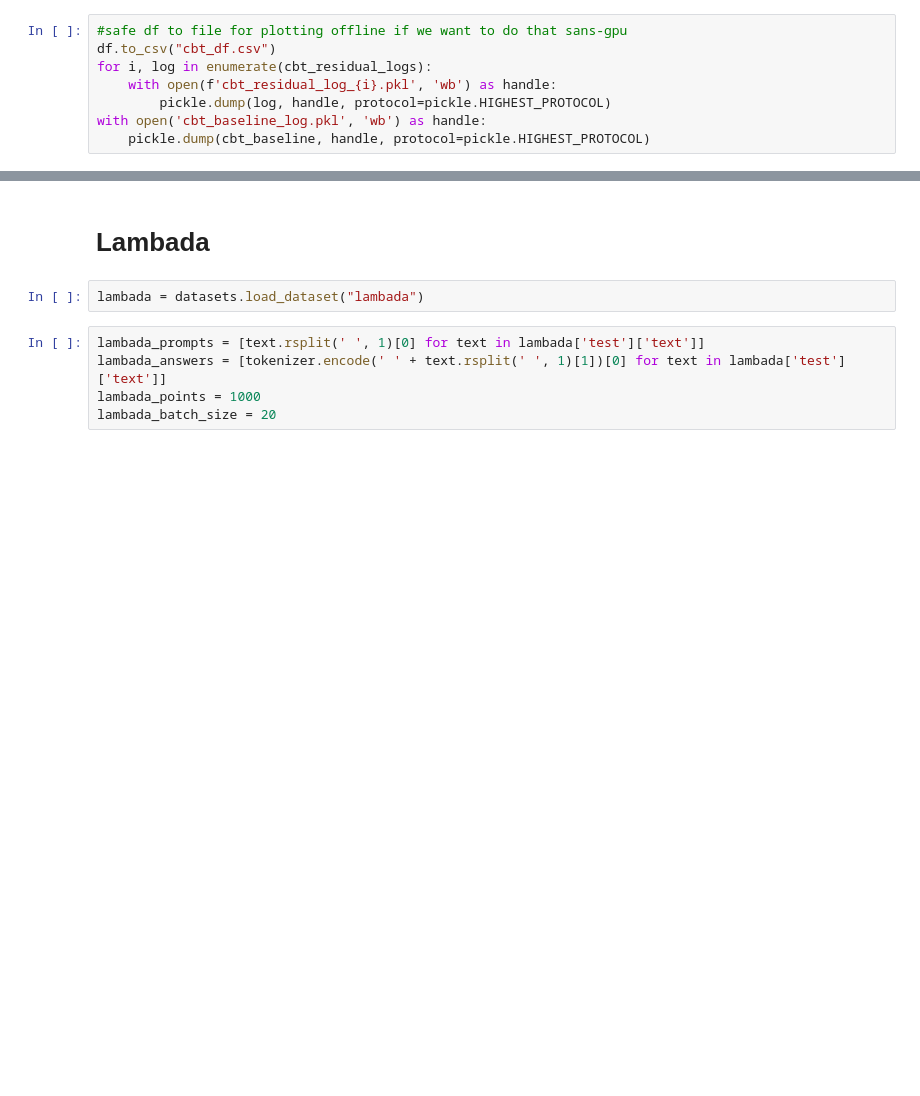
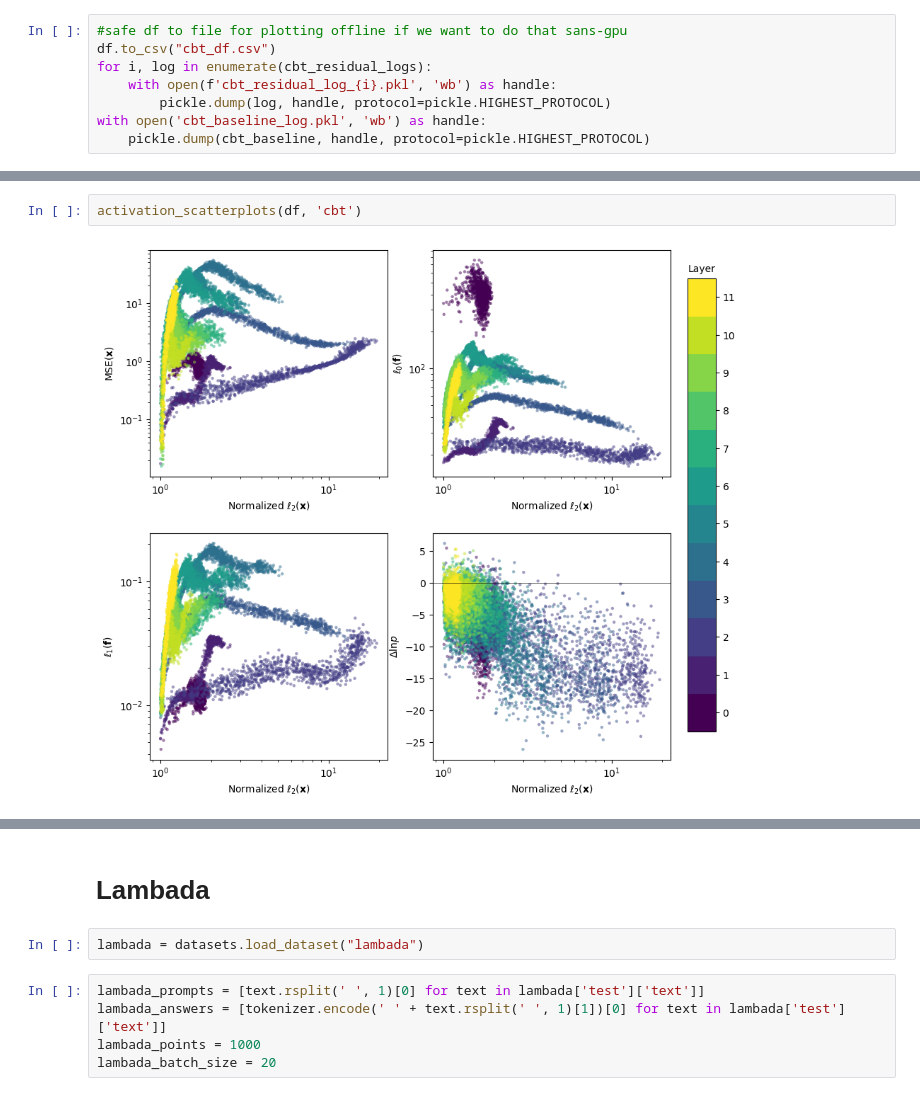
Before and after one commit to evanhanders/sae_validation_blogpost, a Jupyter notebook: gpt2_small_autoencoder_benchmarks.ipynb, the cells around one changed output, grey strips where cells are left out. Saved outputs shown, nothing was run; the diff lists cells and outputs as text; blank space fills up the shorter version.

```diff
--- a/gpt2_small_autoencoder_benchmarks.ipynb
+++ b/gpt2_small_autoencoder_benchmarks.ipynb
@@ -1057,0 +1091,4 @@ fig.savefig('layer_effect_cbt.png', dpi=300, bbox_inches='tight')
+# %%
+activation_scatterplots(df, 'cbt')
+# %% [output]
+[figure, added]
```
Also changed, not shown: parts of 19 cells of this notebook, 14 other files.
